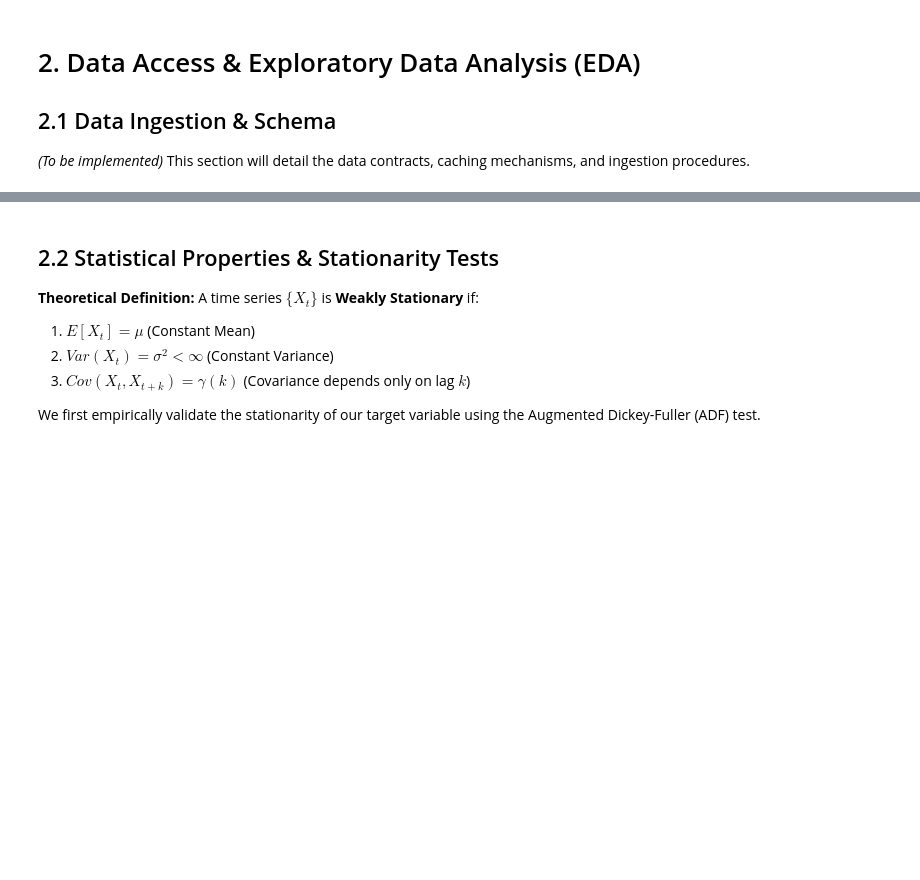
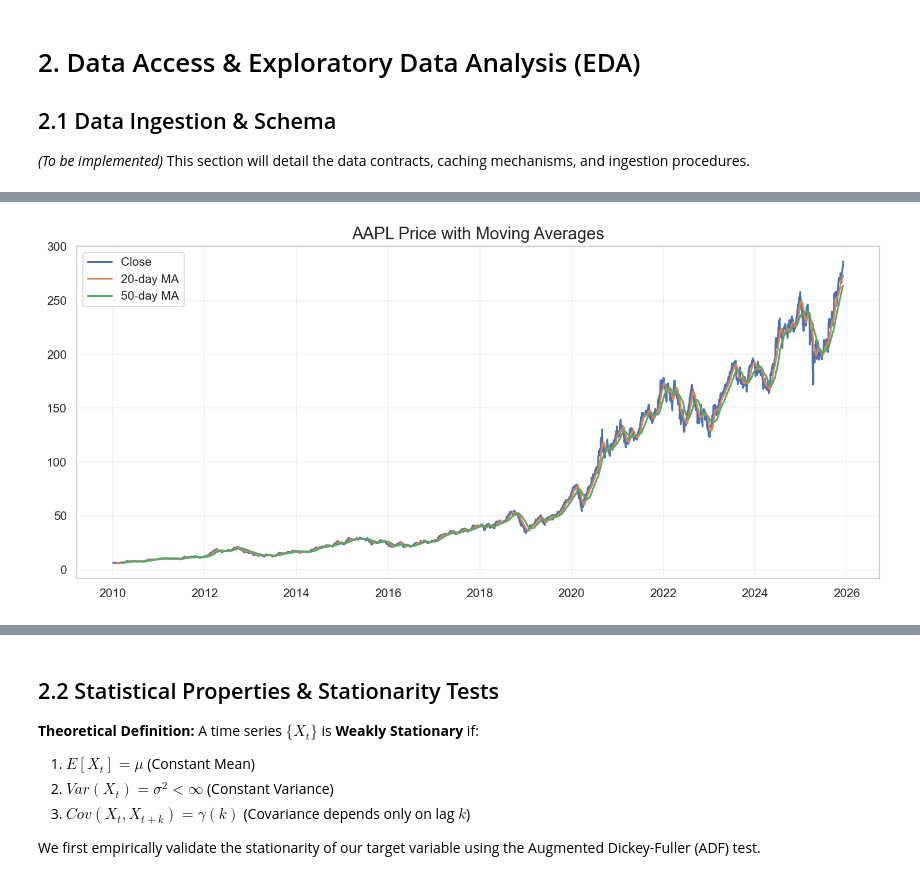
Before and after one commit to itaymutzafi/data-science-project, a Jupyter notebook: Final_Project_Report.ipynb, the cells around one changed output, grey strips where cells are left out. Saved outputs shown, nothing was run; the diff lists cells and outputs as text; code cells hidden in the pictures; blank space fills up the shorter version.

```diff
--- a/Final_Project_Report.ipynb
+++ b/Final_Project_Report.ipynb
@@ -157,0 +219,14 @@ This section will detail the data contracts, caching mechanisms, and ingestion p
+# %%
+df['MA20'] = df['Close'].rolling(20).mean()
+df['MA50'] = df['Close'].rolling(50).mean()
+
+plt.figure(figsize=(12,5))
+plt.plot(df['Close'], label="Close")
+plt.plot(df['MA20'], label="20-day MA")
+plt.plot(df['MA50'], label="50-day MA")
+plt.title("AAPL Price with Moving Averages")
+plt.legend()
+plt.grid(True)
+plt.show()
+# %% [output]
+[figure, added]
```
Also changed, not shown: parts of 17 cells of this notebook, 5 other files.
